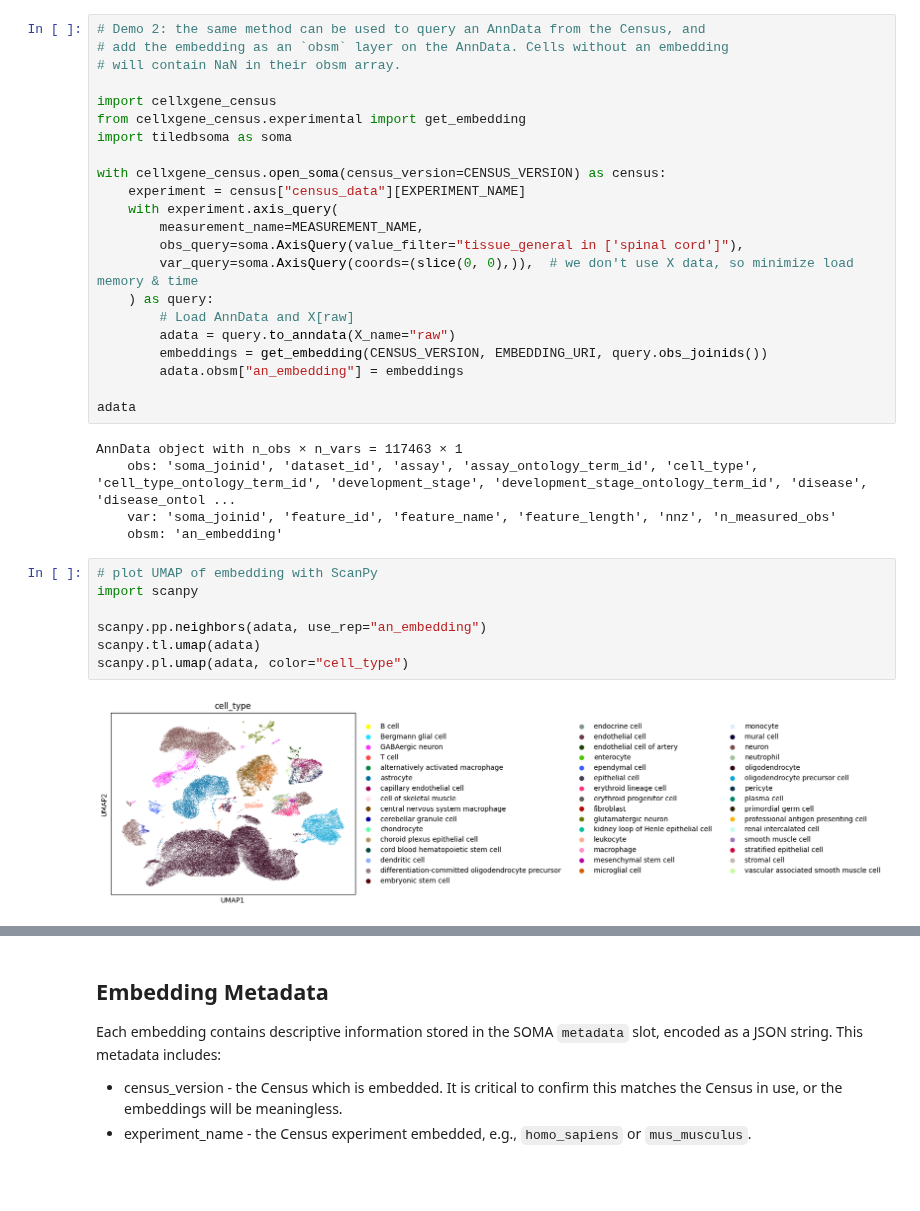
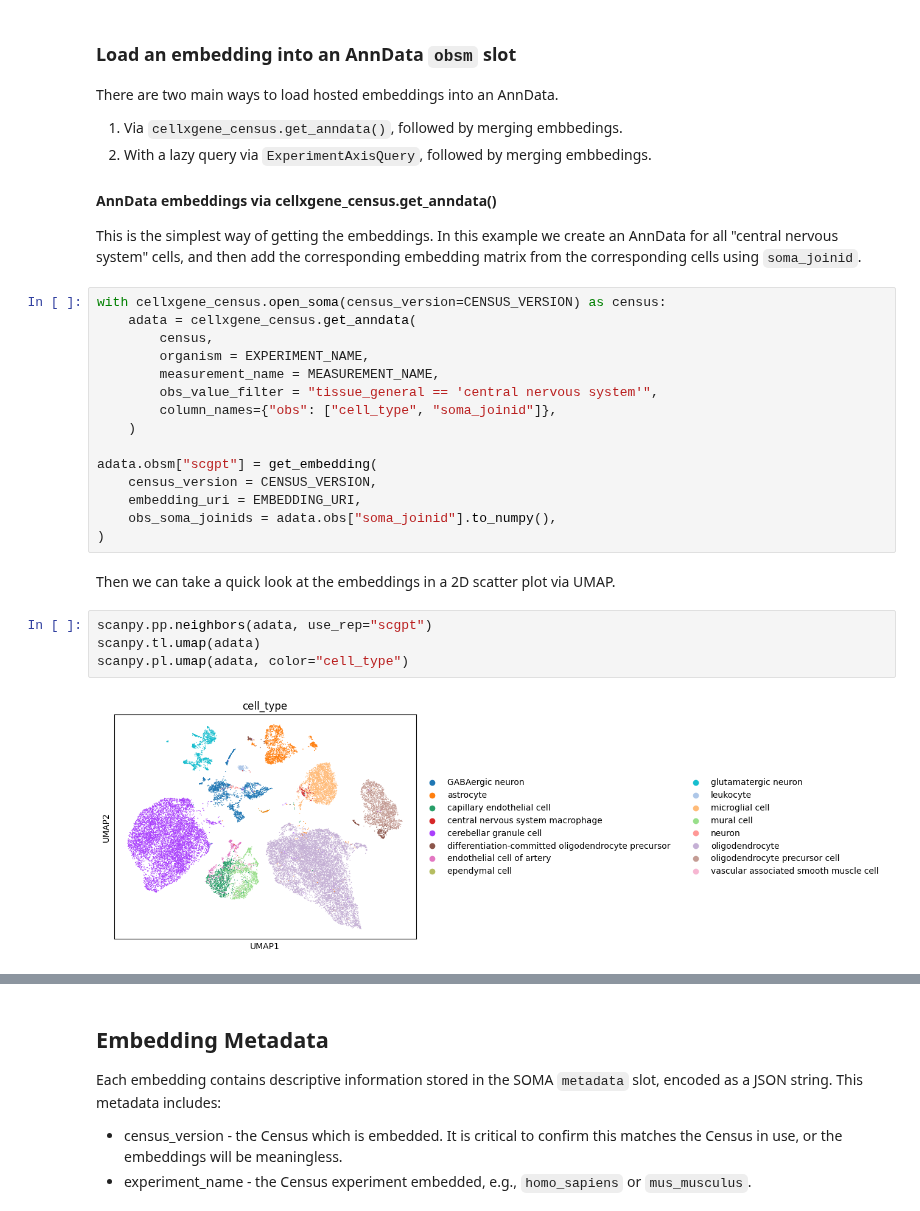
Before and after one commit to chanzuckerberg/cellxgene-census, a Jupyter notebook: api/python/notebooks/api_demo/census_embedding.ipynb, the cells around one changed output, grey strips where cells are left out. Drawn from its saved outputs; the diff is of its cells as text; blank space fills up the shorter version.

```diff
--- a/api/python/notebooks/api_demo/census_embedding.ipynb
+++ b/api/python/notebooks/api_demo/census_embedding.ipynb
@@ -119,36 +109,35 @@ array([[-0.00506592, -0.01348877, -0.03173828, -0.02331543],
-# %%
-# Demo 2: the same method can be used to query an AnnData from the Census, and
-# add the embedding as an `obsm` layer on the AnnData. Cells without an embedding
-# will contain NaN in their obsm array.
-
-import cellxgene_census
-from cellxgene_census.experimental import get_embedding
-import tiledbsoma as soma
-
-with cellxgene_census.open_soma(census_version=CENSUS_VERSION) as census:
-    experiment = census["census_data"][EXPERIMENT_NAME]
-    with experiment.axis_query(
-        measurement_name=MEASUREMENT_NAME,
-        obs_query=soma.AxisQuery(value_filter="tissue_general in ['spinal cord']"),
-        var_query=soma.AxisQuery(coords=(slice(0, 0),)),  # we don't use X data, so minimize load memory & time
-    ) as query:
-        # Load AnnData and X[raw]
-        adata = query.to_anndata(X_name="raw")
-        embeddings = get_embedding(CENSUS_VERSION, EMBEDDING_URI, query.obs_joinids())
-        adata.obsm["an_embedding"] = embeddings
-
-adata
-# %% [output]
-AnnData object with n_obs × n_vars = 117463 × 1
-    obs: 'soma_joinid', 'dataset_id', 'assay', 'assay_ontology_term_id', 'cell_type', 'cell_type_ontology_term_id', 'development_stage', 'development_stage_ontology_term_id', 'disease', 'disease_ontol ...
-    var: 'soma_joinid', 'feature_id', 'feature_name', 'feature_length', 'nnz', 'n_measured_obs'
-    obsm: 'an_embedding'
+# %% [markdown]
+### Load an embedding into an AnnData `obsm` slot
+
+There are two main ways to load hosted embeddings into an AnnData.
+
+1. Via `cellxgene_census.get_anndata()`, followed by merging embbedings.
+2. With a lazy query via `ExperimentAxisQuery`, followed by merging embbedings.
+
+
+#### AnnData embeddings via cellxgene_census.get_anndata()
+
+This is the simplest way of getting the embeddings. In this example we create an AnnData for all "central nervous system" cells, and then add the corresponding embedding matrix from the corresponding cells using `soma_joinid`.
+# %%
+with cellxgene_census.open_soma(census_version=CENSUS_VERSION) as census:
+    adata = cellxgene_census.get_anndata(
+        census,
+        organism = EXPERIMENT_NAME,
+        measurement_name = MEASUREMENT_NAME,
+        obs_value_filter = "tissue_general == 'central nervous system'",
+        column_names={"obs": ["cell_type", "soma_joinid"]},
+    )
+
+adata.obsm["scgpt"] = get_embedding(
+    census_version = CENSUS_VERSION,
+    embedding_uri = EMBEDDING_URI,
+    obs_soma_joinids = adata.obs["soma_joinid"].to_numpy(),
+)
+# %% [markdown]
+Then we can take a quick look at the embeddings in a 2D scatter plot via UMAP.
 # %%
-# plot UMAP of embedding with ScanPy
-import scanpy
-
-scanpy.pp.neighbors(adata, use_rep="an_embedding")
+scanpy.pp.neighbors(adata, use_rep="scgpt")
 scanpy.tl.umap(adata)
 scanpy.pl.umap(adata, color="cell_type")
 # %% [output]
-[figure, old version]
+[figure, new version]
```
Also changed, not shown: parts of 30 cells of this notebook, 1 other file.
